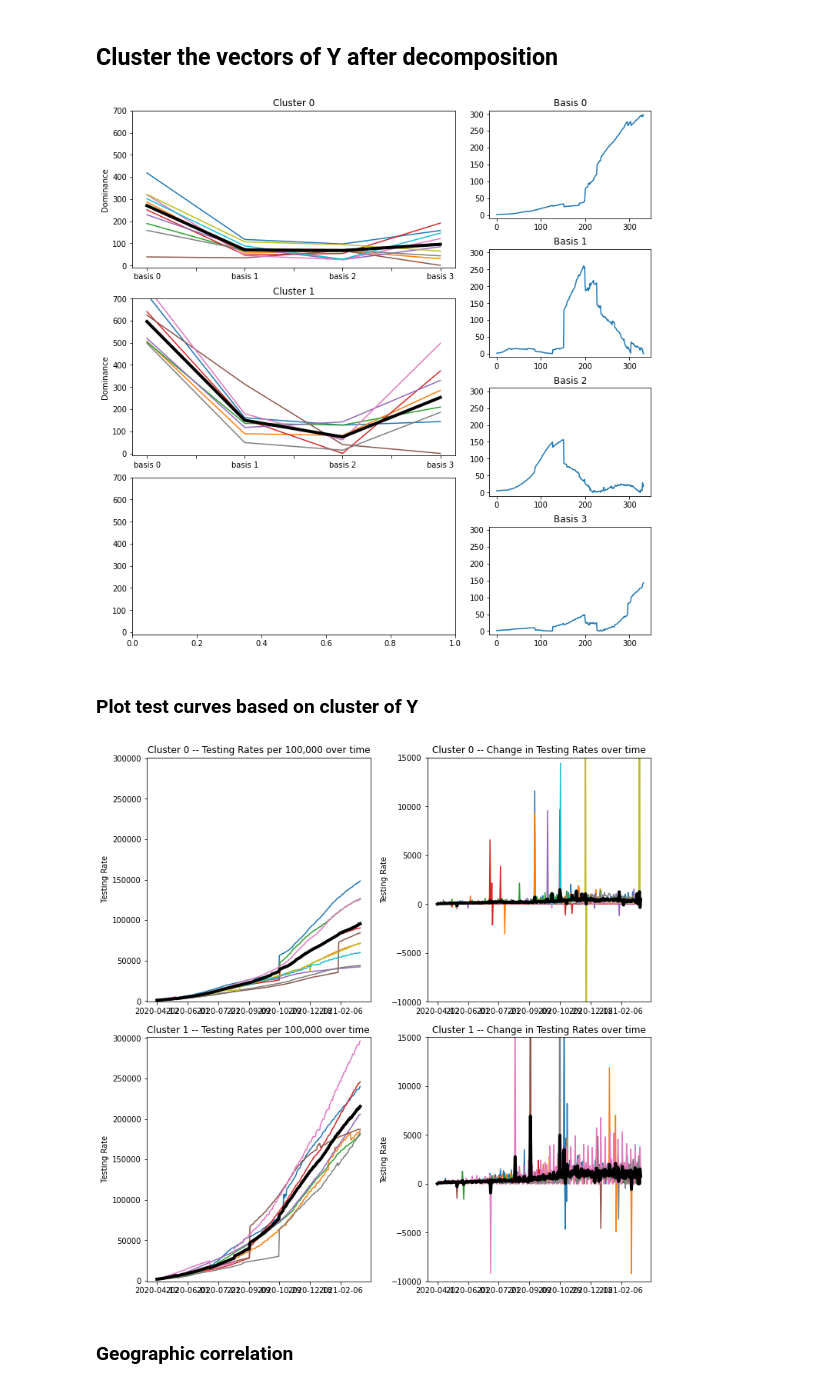
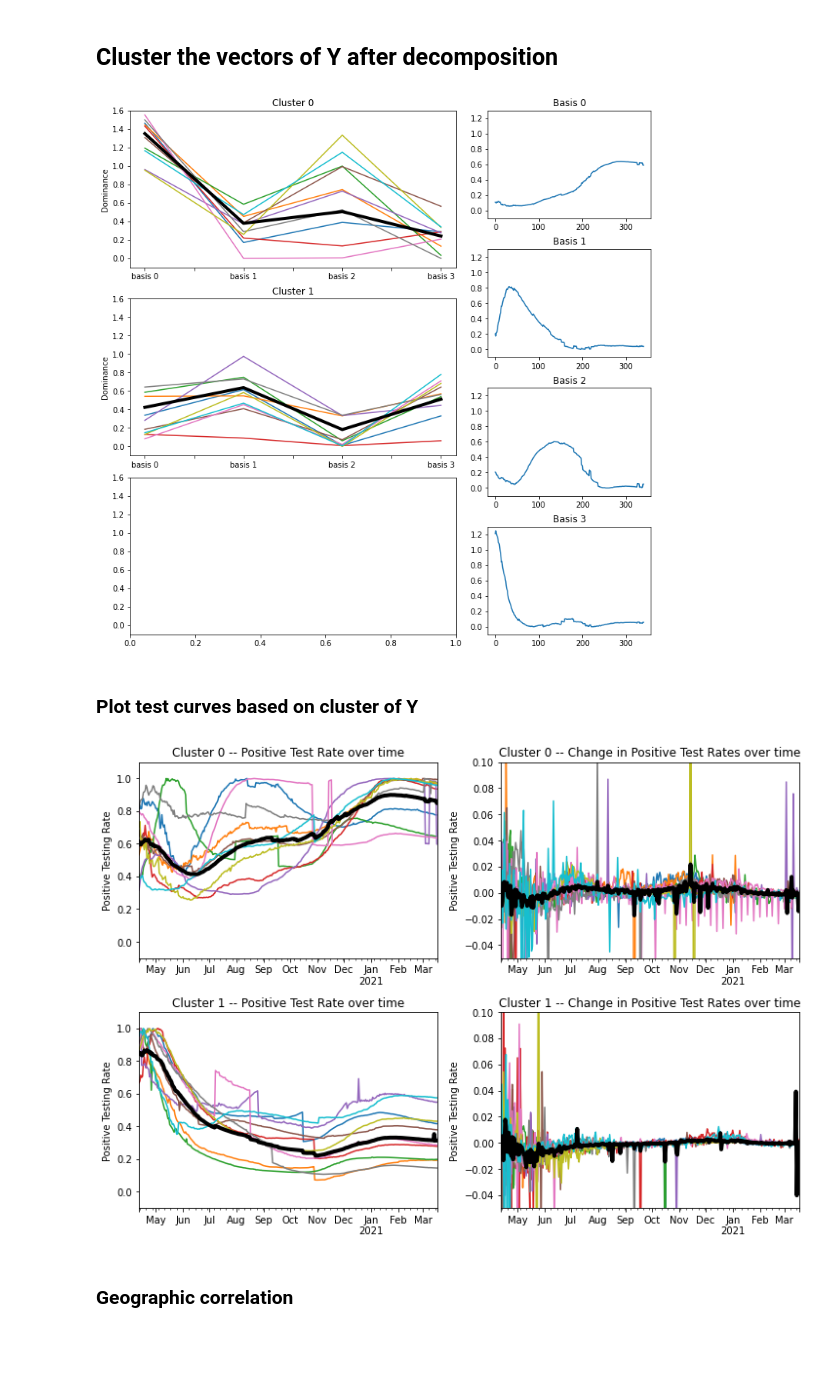
Before and after one commit to kevin-q2/Covid_Diffusion, a Jupyter notebook: analysis/State_Clustering.ipynb, the cells around one changed output. Drawn from its saved outputs; the diff is of its cells as text; code cells hidden in the pictures; blank space fills up the shorter version.

```diff
--- a/analysis/State_Clustering.ipynb
+++ b/analysis/State_Clustering.ipynb
@@ -176,6 +234,3 @@ n_clusters = max(silhouette, key=silhouette.get)
-# %%
-kmeans = KMeans(n_clusters=n_clusters, random_state=9).fit(h_clust)
-counti = pd.Series(kmeans.labels_)
 # %%
 basis_fig = plt.figure(1, constrained_layout=True, figsize = (10,10))
 
@@ -269,0 +320,8 @@ test_dset = mat_opr(test_data.dataframe.drop(["Virgin Islands", "Guam"],axis = 1
+# %%
+test_data = state_test_data(get_test_dat=True)
+test_div = test_data.dataframe.drop(["Virgin Islands", "Guam", "Puerto Rico"],axis = 1)
+test_div = test_div.replace(0, np.nan)
+test_div = test_div.fillna(method='ffill', axis = 0)
+test_rates = state_dset.dataframe.astype(float) / test_div
+# %%
+test_dset = mat_opr(test_rates)
@@ -274,7 +334,7 @@ test_dset.dataframe.isna().values.any()
 False
 # %%
 #t_inp = mat_opr(test_dset.dataframe)
-#test_dset = test_dset.normalizer(maxer=True)
+test_dset = test_dset.normalizer(maxer=True)
 # %% [markdown]
 ### Choose a rank
 # %%
@@ -364,32 +479,41 @@ tbx5 = test_basis_fig.add_subplot(tgs[3:6,2])
 tbx6 = test_basis_fig.add_subplot(tgs[6:9,2])
 tbx7 = test_basis_fig.add_subplot(tgs[9:12,2])
 plot_cluster(t_table, count_test, mean=True,axer=[tbx1, tbx2, tbx3],
-            ylabel = "Dominance", ylimit=[-10,700])
+            ylabel = "Dominance", ylimit = [-0.1,1.6])
 
 baser = pd.DataFrame(A)
 basis_subs = [tbx4, tbx5, tbx6, tbx7]
 for b in baser.columns:
     baser[b].plot(ax = basis_subs[b], title="Basis " + str(b))
-    basis_subs[b].set_ylim([-10,310])
+    basis_subs[b].set_ylim([-0.1,1.3])
 # %% [output]
-[figure, old version]
+[figure, new version]
 # %% [markdown]
 ### Plot test curves based on cluster of Y
 # %%
 test_fig = plt.figure(1, constrained_layout=True, figsize = (10,10))
-ts = test_fig.add_gridspec(2,2)
+#ts = test_fig.add_gridspec(2,2)
+ts = test_fig.add_gridspec(3,2)
 tx1 = test_fig.add_subplot(ts[0,0])
 tx2 = test_fig.add_subplot(ts[1,0])
 tx3 = test_fig.add_subplot(ts[0,1])
 tx4 = test_fig.add_subplot(ts[1,1])
+#tx5 = test_fig.add_subplot(ts[2,0])
+#tx6 = test_fig.add_subplot(ts[2,1])
 
 plot_cluster(test_dset, count_test, mean=True,axer=[tx1, tx2],
-             ylabel = " Testing Rate", title = "-- Testing Rates per 100,000 over time", ylimit = [-1000,301000])
-plot_cluster(test_dset.new_case_calc(), count_test, mean=True, legend=False,axer=[tx3,tx4], ylabel = "Testing Rate",
-            title = "-- Change in Testing Rates over time", ylimit=[-10000,15000])
+             ylabel = "Positive Testing Rate", title = "-- Positive Test Rate over time", ylimit=[-0.1,1.1])
+plot_cluster(test_dset.new_case_calc(), count_test, mean=True, legend=False,axer=[tx3,tx4], ylabel = "Positive Testing Rate",
+            title = "-- Change in Positive Test Rates over time", ylimit=[-0.05,0.1])
+"""
+plot_cluster(test_dset, count_test, mean=True,axer=[tx1, tx2,tx5],
+             ylabel = "Positive Testing Rate", title = "-- Positive Test Rate over time", ylimit=[-0.1,1.1])
+plot_cluster(test_dset.new_case_calc(), count_test, mean=True, legend=False,axer=[tx3,tx4, tx6], ylabel = "Positive Testing Rate",
+            title = "-- Change in Positive Test Rates over time")
+"""
 plt.show()
 # %% [output]
-[figure, old version]
+[figure, new version]
 # %% [markdown]
 ### Geographic correlation
 # %%
```
Also changed, not shown: parts of 34 cells of this notebook, 1 other file.
